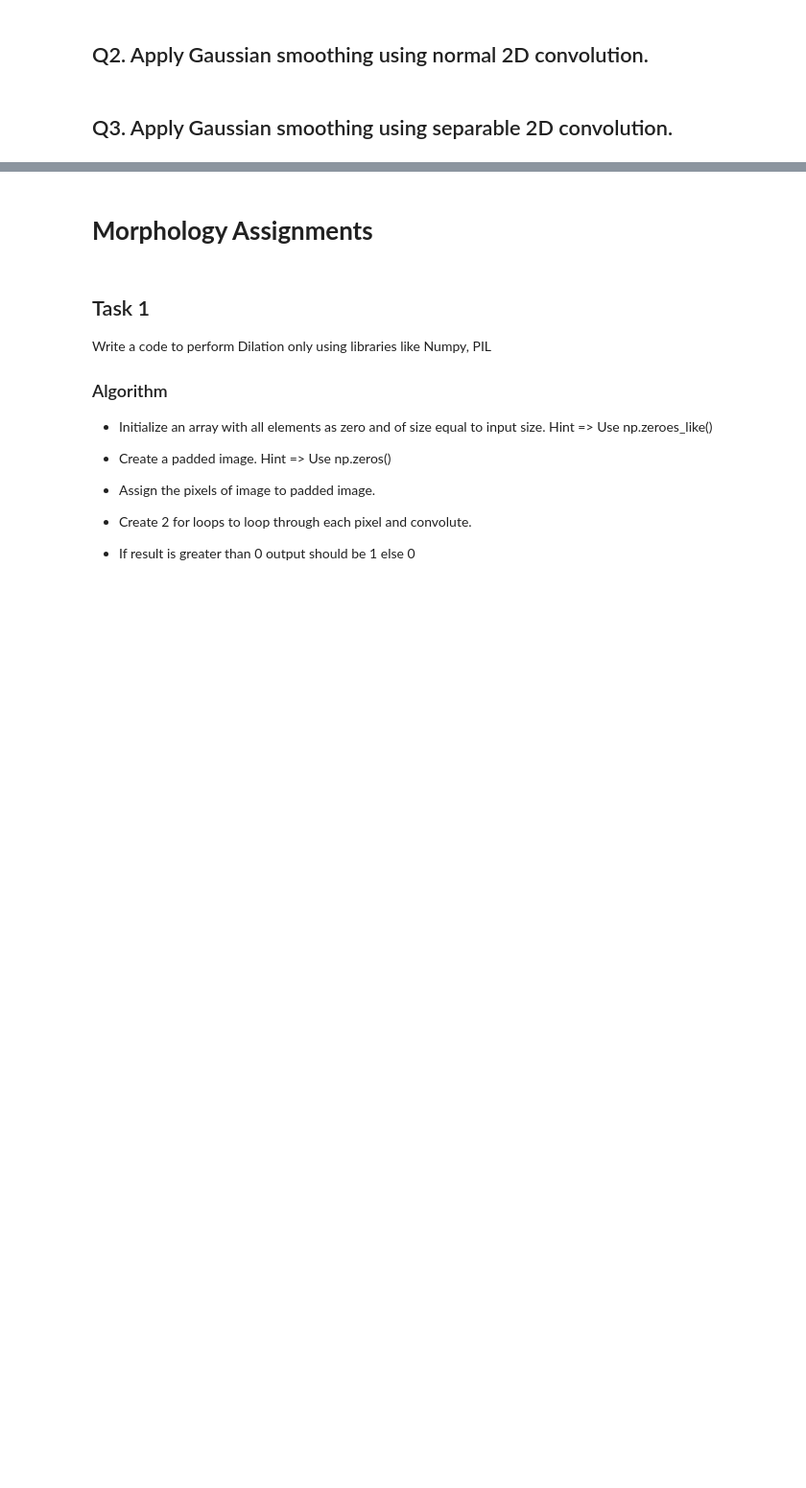
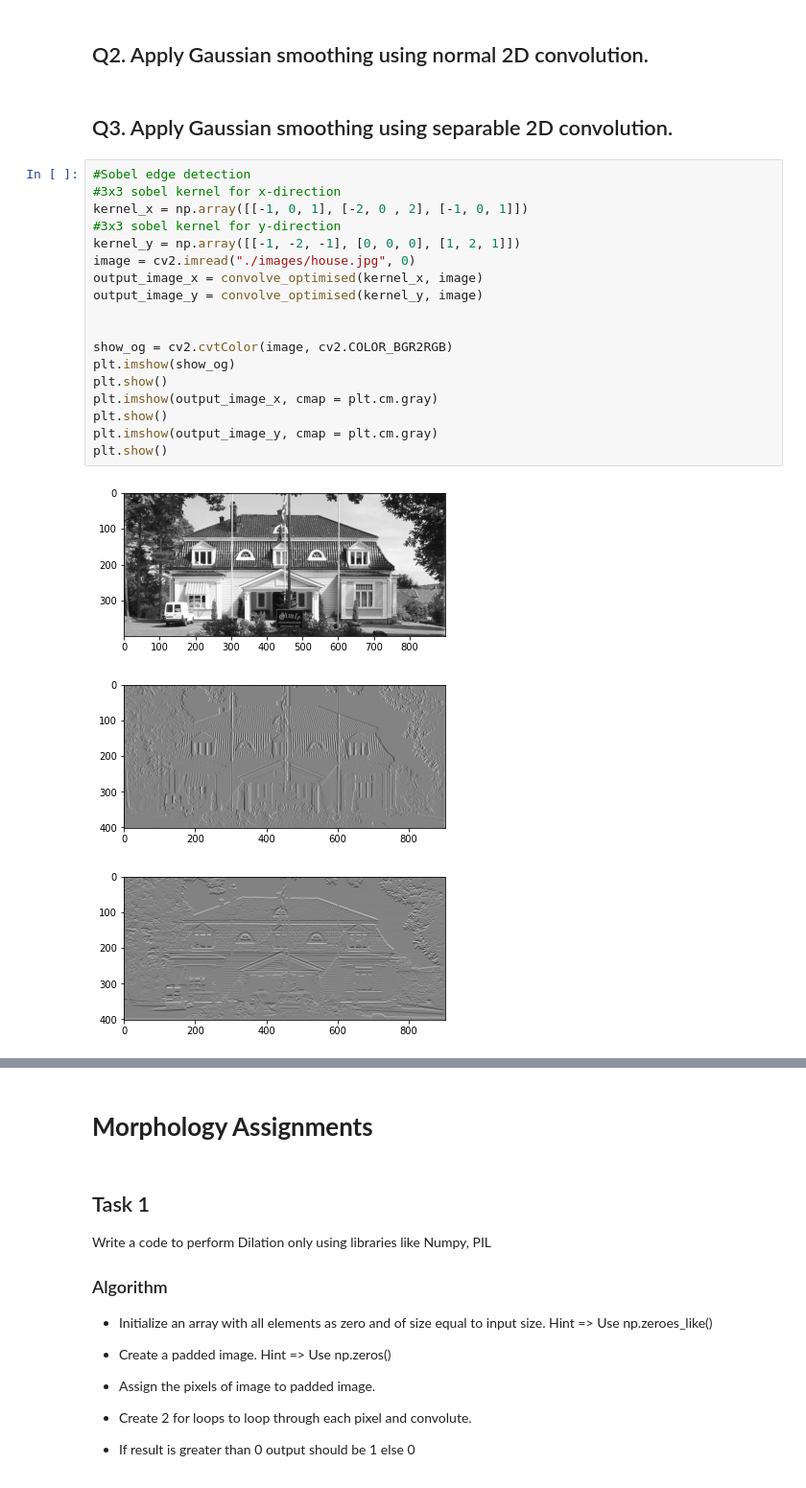
Before and after one commit to SuperChamp234/Pixels_Zain, a Jupyter notebook: Assignments/7_image_processing_assignments.ipynb, the cells around one changed output, grey strips where cells are left out. Shown at 96% size. Cells and saved outputs as stored; diff of their text form; blank space fills up the shorter version.

```diff
--- a/Assignments/7_image_processing_assignments.ipynb
+++ b/Assignments/7_image_processing_assignments.ipynb
@@ -161,3 +196,25 @@ plt.show()
 ## Q2. Apply Gaussian smoothing using normal 2D convolution.
 # %% [markdown]
 ## Q3. Apply Gaussian smoothing using separable 2D convolution.
+# %%
+#Sobel edge detection
+#3x3 sobel kernel for x-direction
+kernel_x = np.array([[-1, 0, 1], [-2, 0 , 2], [-1, 0, 1]])
+#3x3 sobel kernel for y-direction
+kernel_y = np.array([[-1, -2, -1], [0, 0, 0], [1, 2, 1]])
+image = cv2.imread("./images/house.jpg", 0)
+output_image_x = convolve_optimised(kernel_x, image)
+output_image_y = convolve_optimised(kernel_y, image)
+
+
+show_og = cv2.cvtColor(image, cv2.COLOR_BGR2RGB)
+plt.imshow(show_og)
+plt.show()
+plt.imshow(output_image_x, cmap = plt.cm.gray)
+plt.show()
+plt.imshow(output_image_y, cmap = plt.cm.gray)
+plt.show()
+# %% [output]
+[figure, added]
+[figure, added]
+[figure, added]
```
Also changed, not shown: parts of 13 cells of this notebook, 5 other files.
